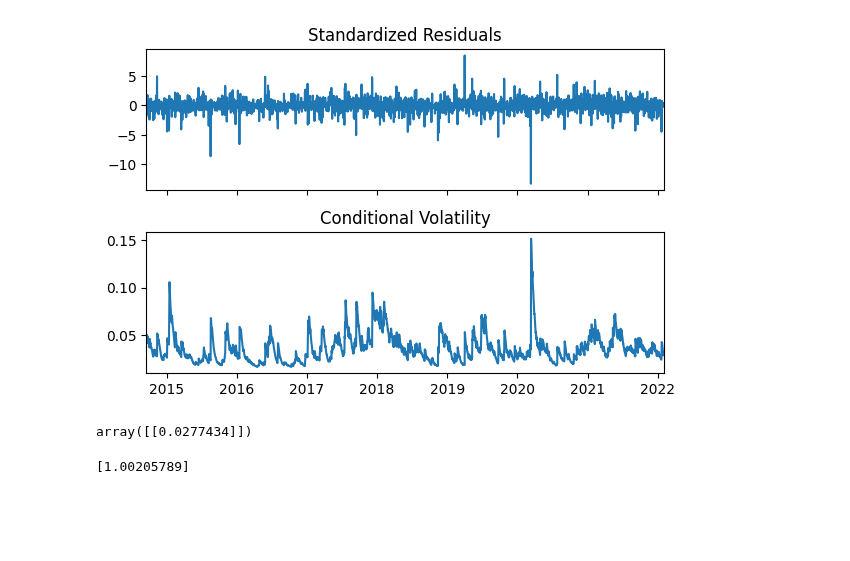
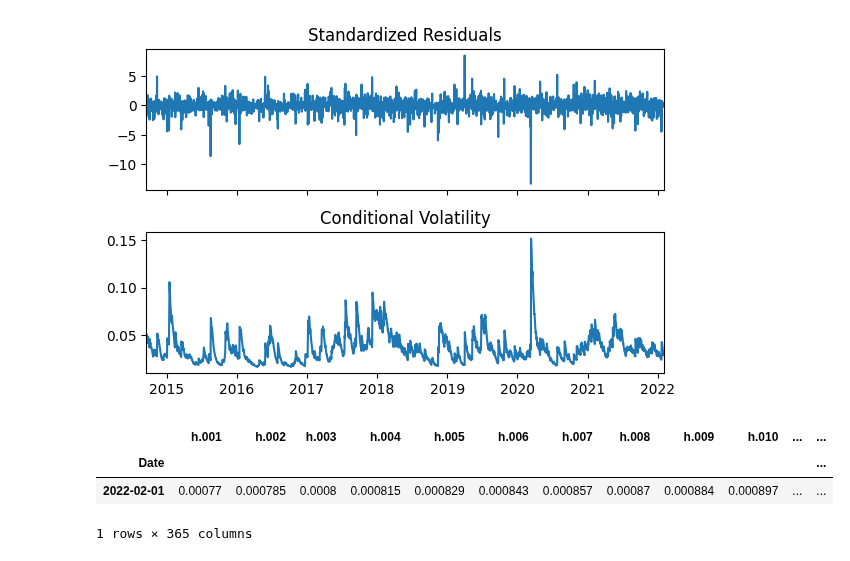
Before and after one commit to gpala7077/CryptoCurrency_Monte_Carlo_Simulation, a Jupyter notebook: Crypto-Analysis.ipynb, the cells around one changed output. Saved outputs shown, nothing was run; the diff lists cells and outputs as text; code cells hidden in the pictures; blank space fills up the shorter version.

```diff
--- a/Crypto-Analysis.ipynb
+++ b/Crypto-Analysis.ipynb
@@ -102,19 +102,11 @@ results.tight_layout()
 results.set_dpi(100)
 # %% [output]
 [figure]
-# %%
-# Not sure why I'm not getting anything other than zeros
-forecast = fitted_model.forecast(reindex=False)
-np.sqrt(forecast.residual_variance.values)
-# %% [output]
-array([[0.0277434]])
-# %%
-#set up empty list to hold our ending values for each simulated price series
-T = 365 #Number of trading days
-mu = 0.0622 #Return
-vol = 0.3737 #Volatility
-
-daily_returns= np.random.normal((1+mu)**(1/T),vol/np.sqrt(T),1)
-print(daily_returns)
-# %% [output]
-[1.00205789]
+# %%
+forecast = fitted_model.forecast(horizon=365,reindex=False)
+forecast.residual_variance
+# %% [output]
+|  | h.001 | h.002 | h.003 | h.004 | h.005 | h.006 | h.007 | h.008 | h.009 | h.010 | ... | ... |
+| Date |  |  |  |  |  |  |  |  |  |  |  | ... |
+| 2022-02-01 | 0.00077 | 0.000785 | 0.0008 | 0.000815 | 0.000829 | 0.000843 | 0.000857 | 0.00087 | 0.000884 | 0.000897 | ... | ... |
+1 rows × 365 columns
```
Also changed, not shown: 1 other file.
